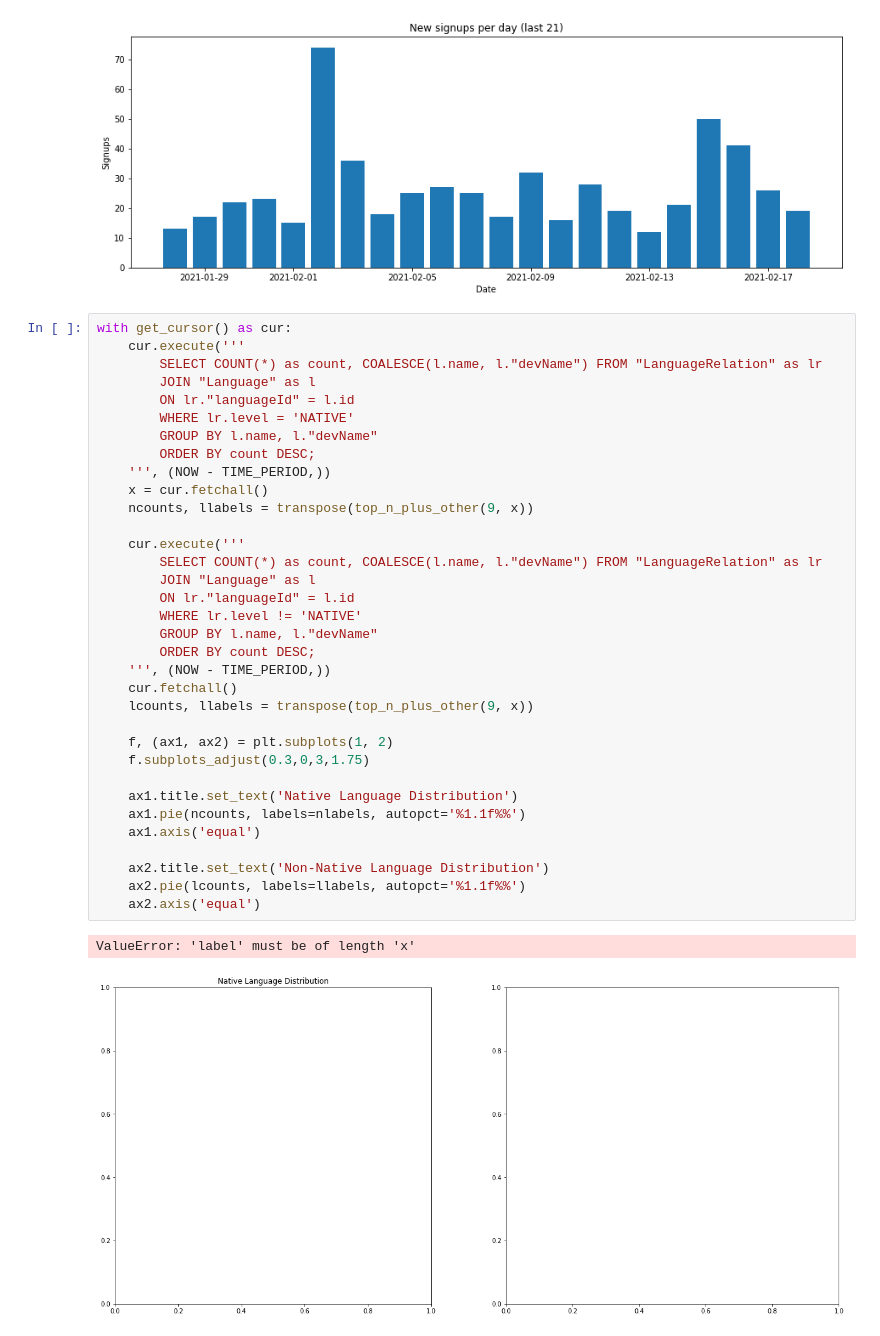
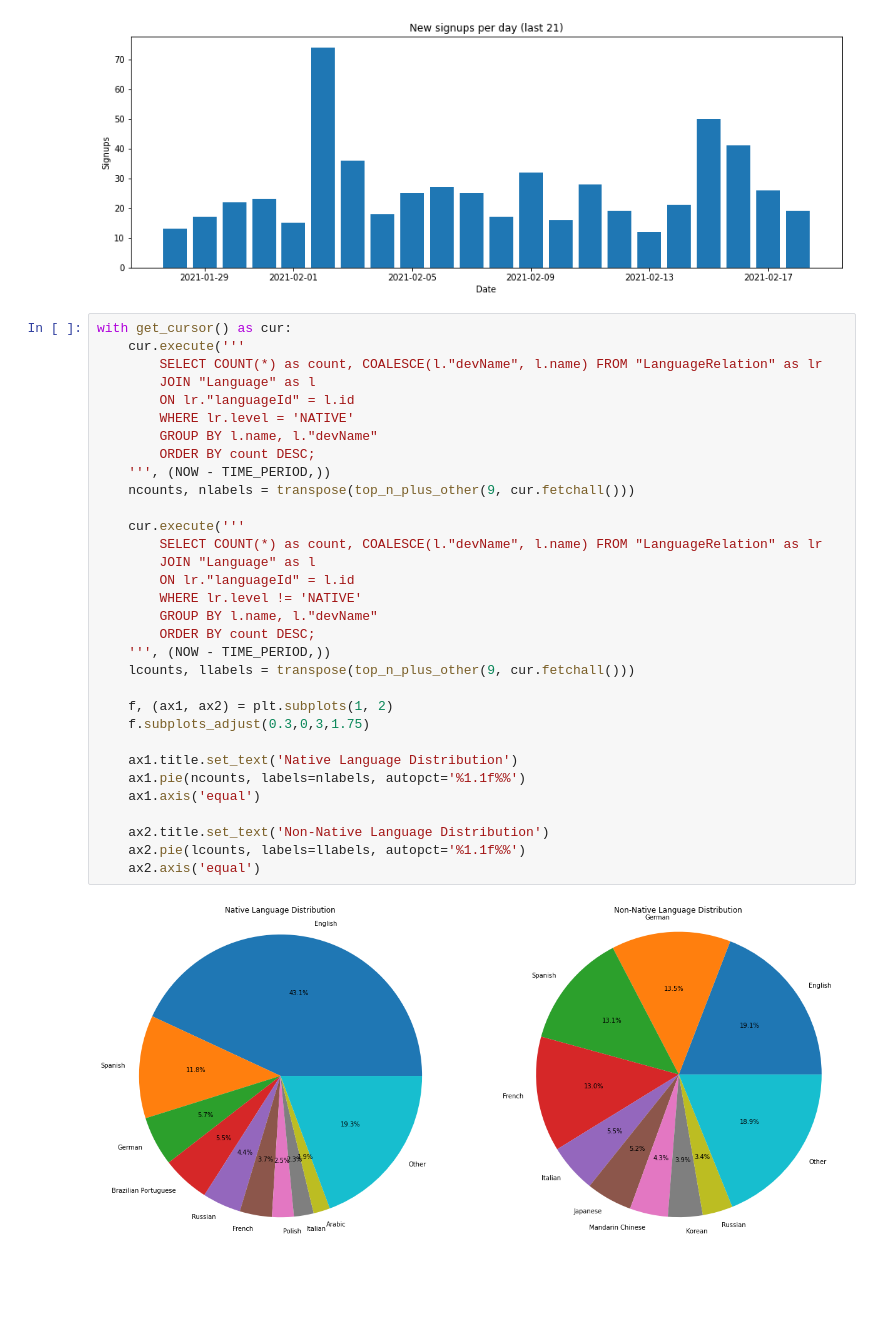
Before and after one commit to Journaly/janalytics, a Jupyter notebook: Activity Report.ipynb, the cells around one changed output. Cells and saved outputs as stored; diff of their text form; blank space fills up the shorter version.

```diff
--- a/Activity Report.ipynb
+++ b/Activity Report.ipynb
@@ -192,40 +192,37 @@ with get_cursor() as cur:
 # %%
 with get_cursor() as cur:
     cur.execute('''
-        SELECT COUNT(*) as count, COALESCE(l.name, l."devName") FROM "LanguageRelation" as lr
+        SELECT COUNT(*) as count, COALESCE(l."devName", l.name) FROM "LanguageRelation" as lr
         JOIN "Language" as l
         ON lr."languageId" = l.id
         WHERE lr.level = 'NATIVE'
         GROUP BY l.name, l."devName"
         ORDER BY count DESC;
     ''', (NOW - TIME_PERIOD,))
-    x = cur.fetchall()
-    ncounts, llabels = transpose(top_n_plus_other(9, x))
+    ncounts, nlabels = transpose(top_n_plus_other(9, cur.fetchall()))
 
     cur.execute('''
-        SELECT COUNT(*) as count, COALESCE(l.name, l."devName") FROM "LanguageRelation" as lr
+        SELECT COUNT(*) as count, COALESCE(l."devName", l.name) FROM "LanguageRelation" as lr
         JOIN "Language" as l
         ON lr."languageId" = l.id
         WHERE lr.level != 'NATIVE'
         GROUP BY l.name, l."devName"
         ORDER BY count DESC;
     ''', (NOW - TIME_PERIOD,))
-    cur.fetchall()
-    lcounts, llabels = transpose(top_n_plus_other(9, x))
+    lcounts, llabels = transpose(top_n_plus_other(9, cur.fetchall()))
 
     f, (ax1, ax2) = plt.subplots(1, 2)
     f.subplots_adjust(0.3,0,3,1.75)
 
     ax1.title.set_text('Native Language Distribution')
     ax1.pie(ncounts, labels=nlabels, autopct='%1.1f%%')
     ax1.axis('equal')
 
     ax2.title.set_text('Non-Native Language Distribution')
     ax2.pie(lcounts, labels=llabels, autopct='%1.1f%%')
     ax2.axis('equal')
 # %% [output]
-ValueError: 'label' must be of length 'x'
-[figure, old version]
+[figure, new version]
 # %%
 with get_cursor() as cur:
     cur.execute('''
```
Also changed, not shown: parts of 2 cells of this notebook.
